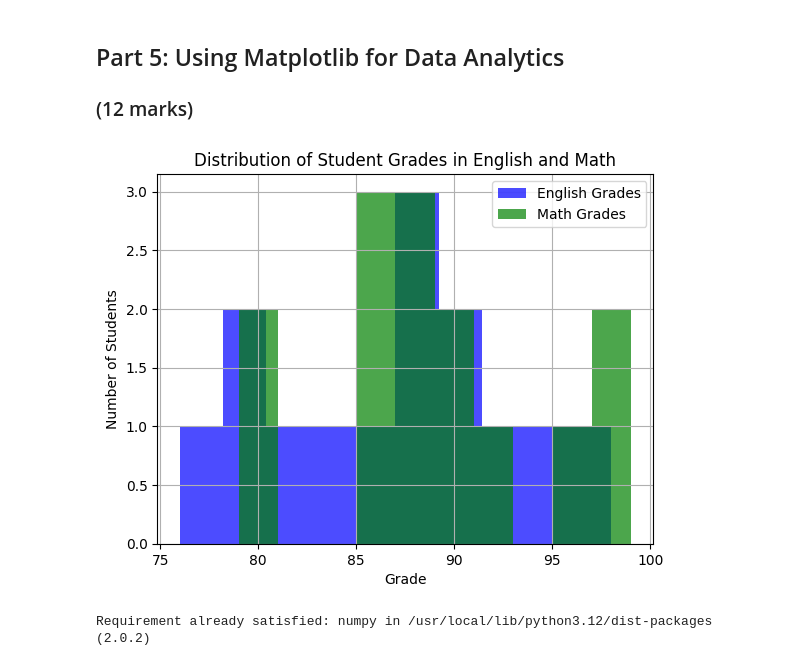
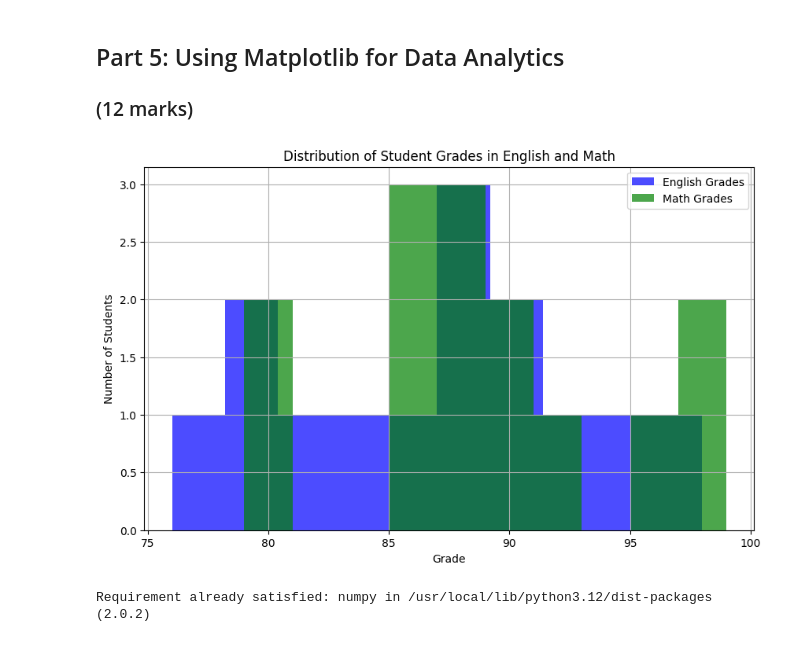
Before and after one commit to StephenNduba/ENGG680_2025_Fall, a Jupyter notebook: Lab_Assignment1/Assignment1.ipynb, the cells around one changed output. Saved outputs shown, nothing was run; the diff lists cells and outputs as text; code cells hidden in the pictures.

```diff
--- a/Lab_Assignment1/Assignment1.ipynb
+++ b/Lab_Assignment1/Assignment1.ipynb
@@ -651,33 +651,33 @@ import matplotlib.pyplot as plt
 # %%
 # Let's use matplotlib to display a histogram of the grades distribution
 # Histograms are useful for seeing the distribution of the students grades
 
-#plt.figure(figsize=(10, 6))
+plt.figure(figsize=(10, 6))
 plt.hist(df_studentGrades['grade_English'], bins=10, alpha=0.7, label='English Grades', color='blue')
 
 # Step 1: Use the line above as reference to create a histogram for the math grades
 # (1 mark)
 #
 plt.hist(df_studentGrades['grade_Math'], bins=10, alpha=0.7, label='Math Grades', color='green')
 # Step 2: Ensure that your plot is descriptive, so use labels (x and y axis), a title, and a legend.
 # Hint: Use the matplotlib .legend(loc='<location>') to add and place the legend.
 # You can use 'upper left', 'upper right', 'lower left', and 'lower right' to specify the location.
 # (3 marks)
 #
 plt.xlabel("Grade")
 plt.ylabel("Number of Students")
 plt.title("Distribution of Student Grades in English and Math")
 plt.legend(loc="upper right")
 plt.grid(True)
 
 # Step 3: Use the .savefig('<image_title>'.png) to output an image file of the histogram.
 # Please be sure to use a descriptive title!
 # (1 mark)
 #
 plt.savefig("student_grades_distribution.png")
 plt.show()
 # %% [output]
-[figure, old version]
+[figure, new version]
 # %%
 !pip install numpy
 # %% [output]
```
Also changed, not shown: parts of 2 cells of this notebook.
